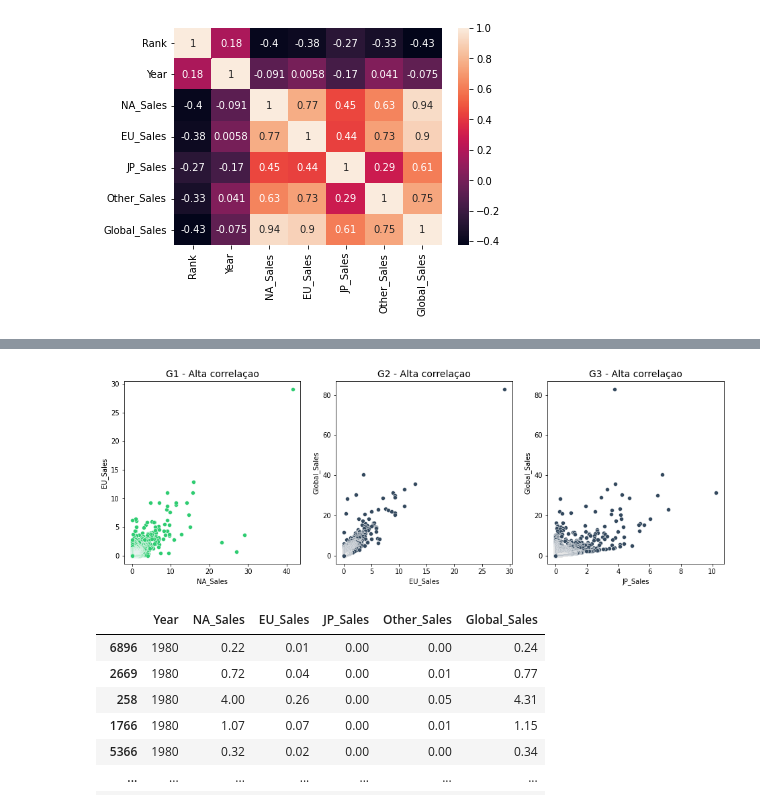
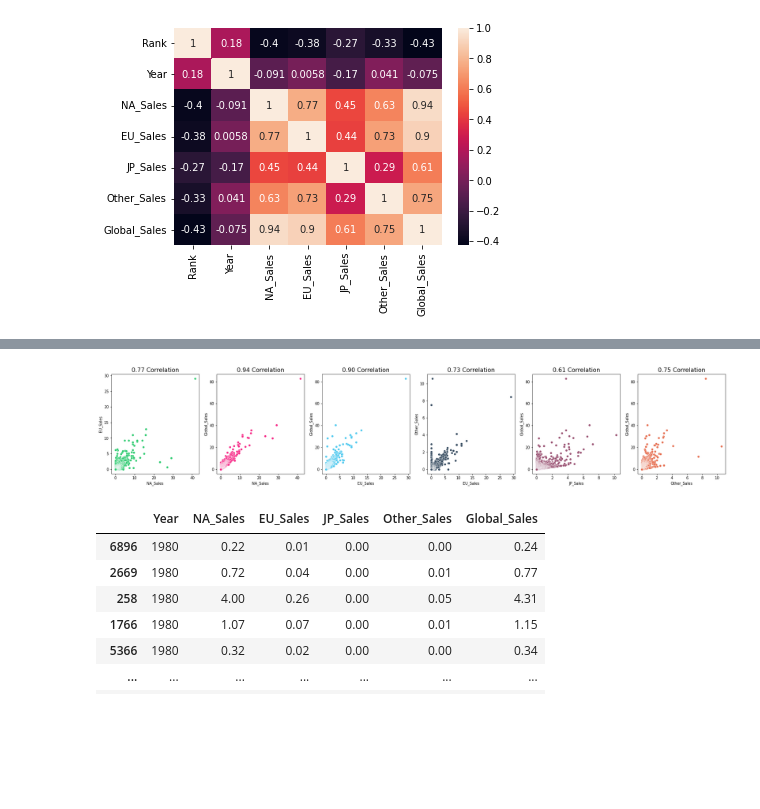
Before and after one commit to lgbongiolo/Video-Game-Sales, a Jupyter notebook: Video Games Sales .ipynb, the cells around one changed output, grey strips where cells are left out. Cells and saved outputs as stored; diff of their text form; code cells hidden in the pictures; blank space fills up the shorter version.

```diff
--- a/Video Games Sales .ipynb
+++ b/Video Games Sales .ipynb
@@ -388,17 +538,23 @@ plt.show()
 # %%
 # Checking specific Correlations
 
-fig, (ax1, ax2, ax3) = plt.subplots(1, 3, figsize = (16, 5))
+fig, (ax1, ax2, ax3, ax4, ax5, ax6) = plt.subplots(1, 6, figsize = (30, 5))
 
 sns.scatterplot("NA_Sales", "EU_Sales"
-                , data = df, ax = ax1, color = "#2ecc71").set_title("G1 - Alta correlaçao", fontsize = 14);
+                , data = df, ax = ax1, color = "#2ecc71").set_title("0.77 Correlation", fontsize = 16);
+sns.scatterplot("NA_Sales", "Global_Sales"
+                , data = df, ax = ax2, color = "#F72585").set_title("0.94 Correlation", fontsize = 16);
 sns.scatterplot("EU_Sales", "Global_Sales"
-                , data = df, ax = ax2, color = "#34495e").set_title("G2 - Alta correlaçao", fontsize = 14);
+                , data = df, ax = ax3, color = "#4CC9F0").set_title("0.90 Correlation", fontsize = 16);
+sns.scatterplot("EU_Sales", "Other_Sales"
+                , data = df, ax = ax4, color = "#34495e").set_title("0.73 Correlation", fontsize = 16);
 sns.scatterplot("JP_Sales", "Global_Sales"
-                , data = df, ax = ax3, color = "#34495e").set_title("G3 - Alta correlaçao", fontsize = 14);
+                , data = df, ax = ax5, color = "#995071").set_title("0.61 Correlation", fontsize = 16);
+sns.scatterplot("Other_Sales", "Global_Sales"
+                , data = df, ax = ax6, color = "#E76F51").set_title("0.75 Correlation", fontsize = 16);
 plt.show();
 # %% [output]
-[figure, old version]
+[figure, new version]
 # %%
 #Creating a new df just with usefull information
 
```
Also changed, not shown: parts of 29 cells of this notebook.
